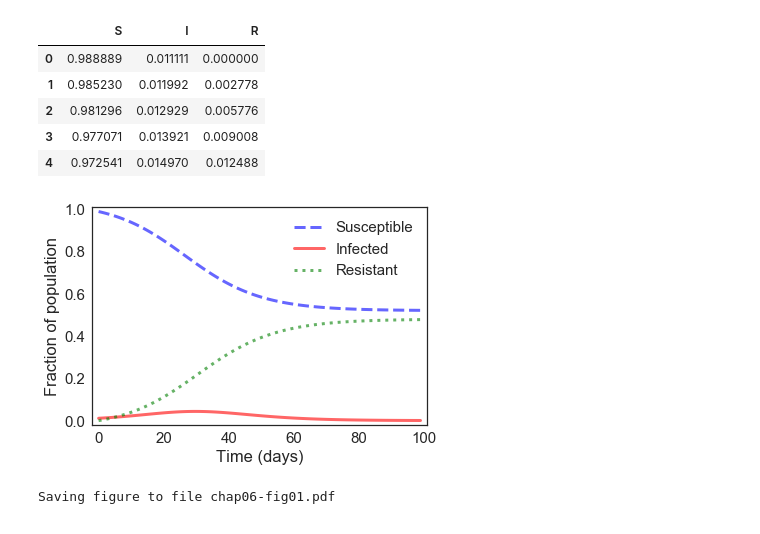
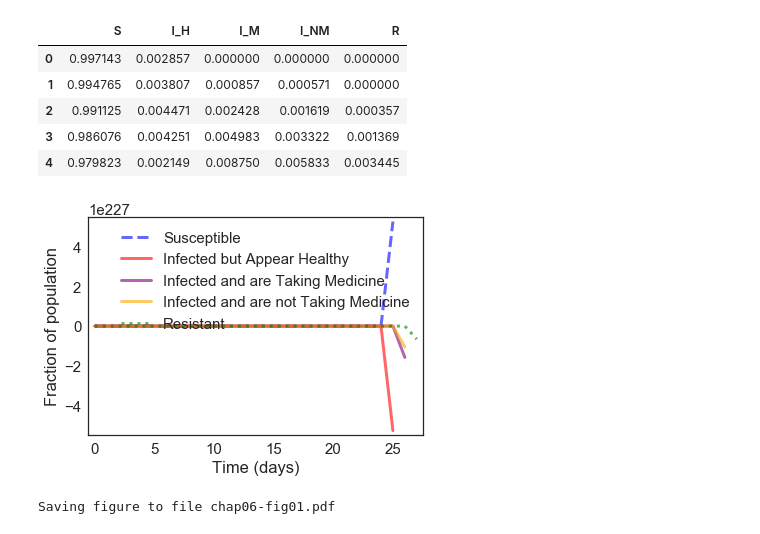
Before and after one commit to MarkG98/ModSimPy-Project-2, a Jupyter notebook: ProjectAlison.ipynb, the cells around one changed output. Saved outputs shown, nothing was run; the diff lists cells and outputs as text; code cells hidden in the pictures.

```diff
--- a/ProjectAlison.ipynb
+++ b/ProjectAlison.ipynb
@@ -11,7 +21,7 @@ def make_system(beta, gamma):
 
     returns: System object
     """
-    init = State(S=89, I=1, R=0)
+    init = State(S=349, I_H=1, I_M=0, I_NM=0, R=0)
     init /= np.sum(init)
 
     t0 = 0
@@ -20,15 +30,19 @@ def make_system(beta, gamma):
     return System(init=init, t0=t0, t_end=t_end,
                   beta=beta, gamma=gamma)
 # %%
-def plot_results(S, I, R):
+def plot_results(S, I_H, I_M, I_NM, R):
     """Plot the results of a SIR model.
 
     S: TimeSeries
     I: TimeSeries
+    I_H: TimeSeries
+    I_U: TimeSeries
     R: TimeSeries
     """
     plot(S, '--', color='blue', label='Susceptible')
-    plot(I, '-', color='red', label='Infected')
+    plot(I_H, '-', color='red', label='Infected but Appear Healthy')
+    plot(I_M, '-', color='purple', label='Infected and are Taking Medicine')
+    plot(I_NM, '-', color='orange', label='Infected and are not Taking Medicine')
     plot(R, ':', color='green', label='Resistant')
     decorate(xlabel='Time (days)',
              ylabel='Fraction of population')
@@ -69,34 +83,53 @@ def update1(state, system):
 
     returns: State (sir)
     """
-    s, i, r = state
+
+    #I'm not sure if this works or not
+    #We should talk about it
+
+
+    s, i_h, i_m, i_nm, r = state
 
     unpack(system)
 
-    infected = beta * i * s
-    recovered = gamma * i
 
-    s -= infected
-    i += infected - recovered
+    still_IH = i_h * omega
+    new_IH = s * (i_h + i_m + i_nm ) * beta
+    infected_Healthy = still_IH + new_IH
+
+    still_IM = (1-gamma)*i_m
+    new_IM = alpha * i_h * (1-omega)
+    infected_Med = still_IM + new_IM
+
+    stillNM = (1-gamma)*i_nm
+    newNM = (1-alpha)*i_h*(1-omega)
+    infected_No_Med = stillNM + newNM
+
+    recovered = gamma * (i_m + i_nm)
+
+    s -= infected_Healthy
+    i_h +=  infected_Healthy -infected_Med -infected_No_Med
+    i_m += infected_Med -(recovered*alpha)
+    i_nm += infected_No_Med-recovered*(1-alpha)
     r += recovered
 
-    return State(S=s, I=i, R=r)
+    return State(S=s, I_H=i_h, I_M=i_m, I_NM=i_nm, R=r)
 # %%
-system = make_system(0.333, 0.25)
+system = make_system(beta, gamma)
 run_simulation(system, update1)
 system.results.head()
 # %% [output]
-|  | S | I | R |
-| 0 | 0.988889 | 0.011111 | 0.000000 |
-| 1 | 0.985230 | 0.011992 | 0.002778 |
-| 2 | 0.981296 | 0.012929 | 0.005776 |
-| 3 | 0.977071 | 0.013921 | 0.009008 |
-| 4 | 0.972541 | 0.014970 | 0.012488 |
+|  | S | I_H | I_M | I_NM | R |
+| 0 | 0.997143 | 0.002857 | 0.000000 | 0.000000 | 0.000000 |
+| 1 | 0.994765 | 0.003807 | 0.000857 | 0.000571 | 0.000000 |
+| 2 | 0.991125 | 0.004471 | 0.002428 | 0.001619 | 0.000357 |
+| 3 | 0.986076 | 0.004251 | 0.004983 | 0.003322 | 0.001369 |
+| 4 | 0.979823 | 0.002149 | 0.008750 | 0.005833 | 0.003445 |
 # %%
 frame = system.results
-plot_results(frame.S, frame.I, frame.R)
+plot_results(frame.S, frame.I_H, frame.I_M, frame.I_NM, frame.R)
 # %% [output]
-[figure, old version]
+[figure, new version]
 # %%
 beta_array = linspace(0.1, 0.9, 11)
 gamma = 0.25
```
Also changed, not shown: parts of 1 cell of this notebook, 1 other file.
